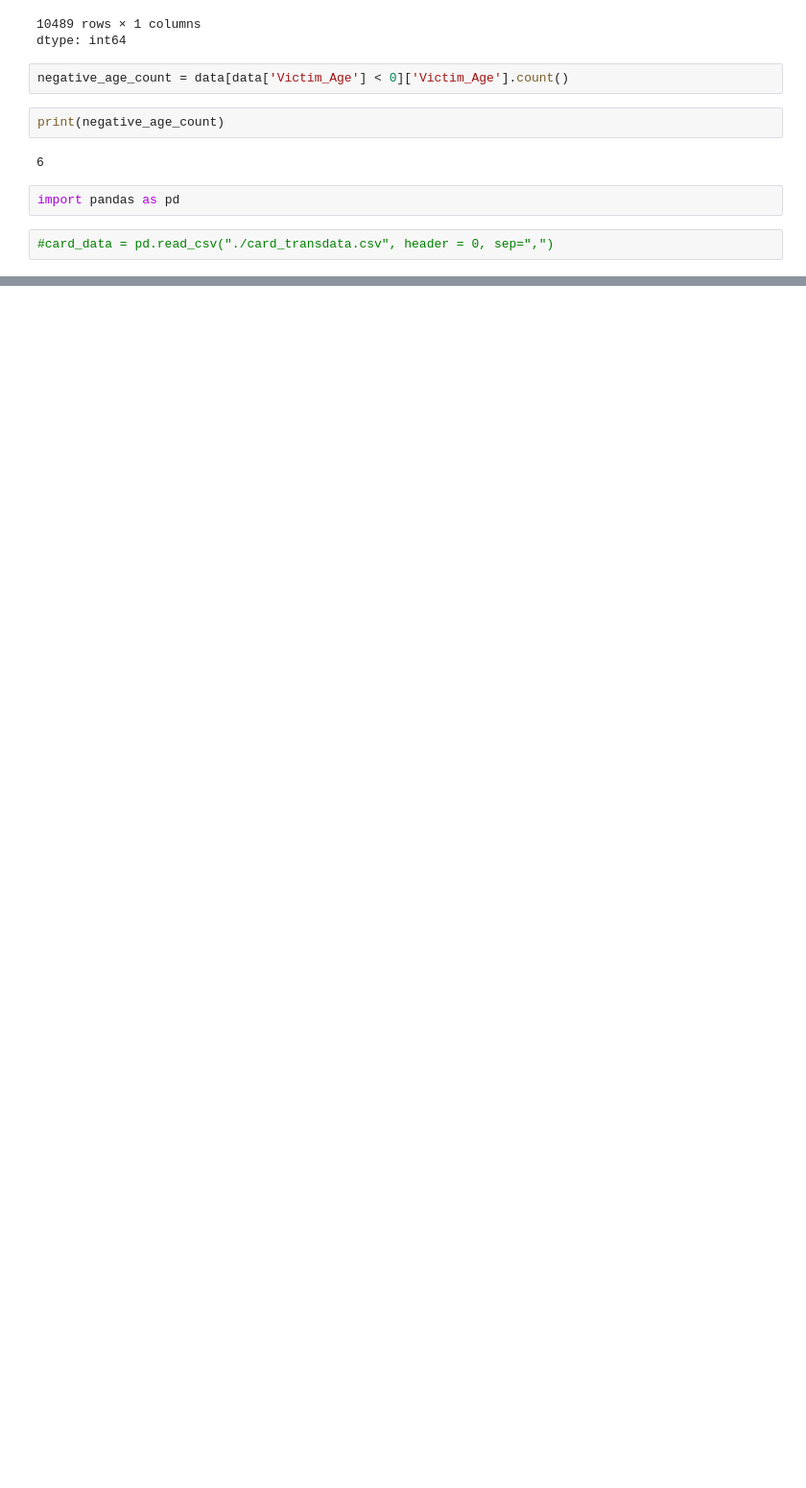
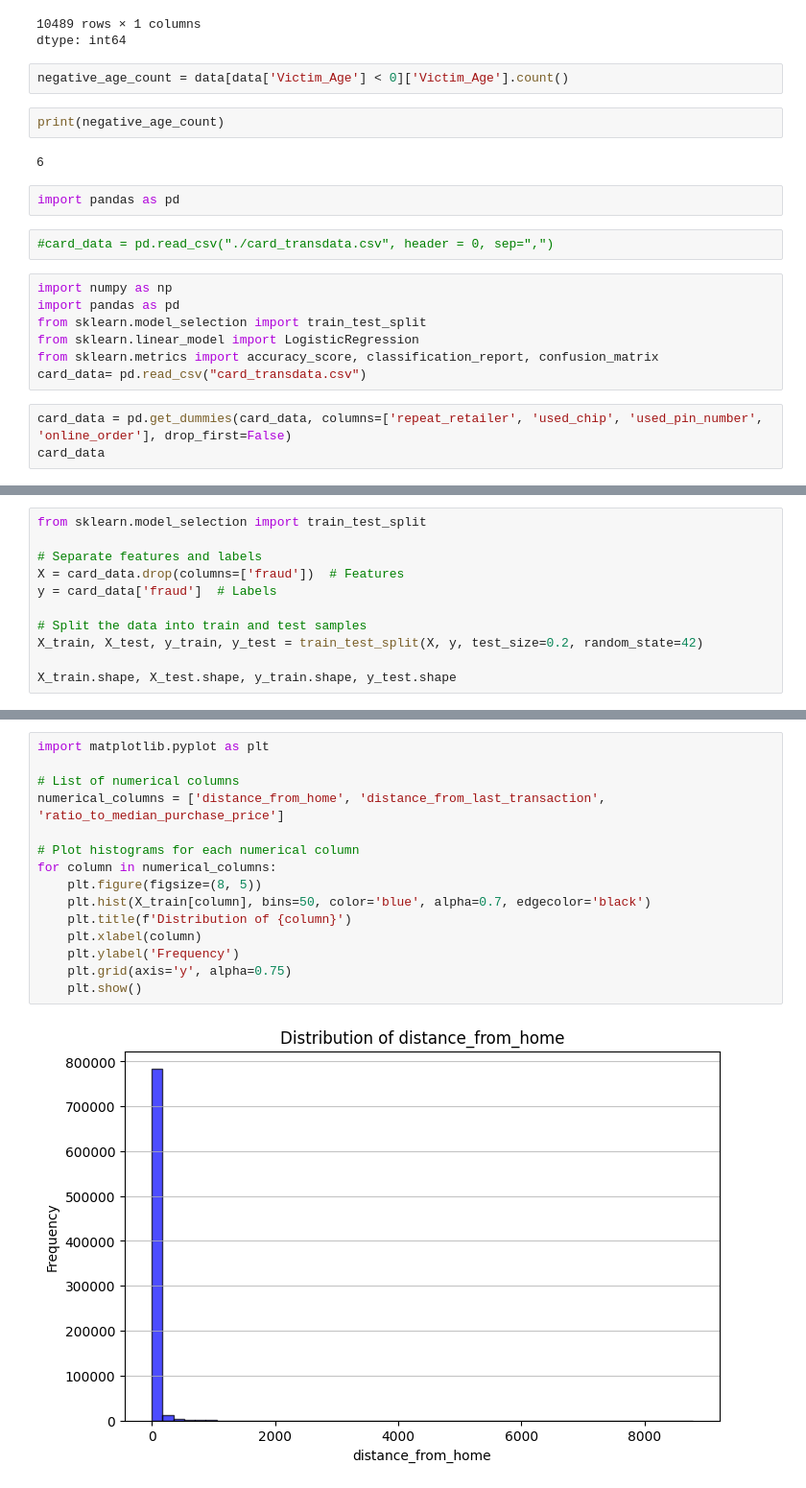
Before and after one commit to HemenDishri/IITM, a Jupyter notebook: Practice.ipynb, the cells around one changed output, grey strips where cells are left out. Shown at 96% size. Cells and saved outputs as stored; diff of their text form; blank space fills up the shorter version.

```diff
--- a/Practice.ipynb
+++ b/Practice.ipynb
@@ -142,3 +142,13 @@ print(negative_age_count)
 import pandas as pd
 # %%
 #card_data = pd.read_csv("./card_transdata.csv", header = 0, sep=",")
+# %%
+import numpy as np
+import pandas as pd
+from sklearn.model_selection import train_test_split
+from sklearn.linear_model import LogisticRegression
+from sklearn.metrics import accuracy_score, classification_report, confusion_matrix
+card_data= pd.read_csv("card_transdata.csv")
+# %%
+card_data = pd.get_dummies(card_data, columns=['repeat_retailer', 'used_chip', 'used_pin_number', 'online_order'], drop_first=False)
+card_data
@@ -144,0 +169,11 @@ import pandas as pd
+# %%
+from sklearn.model_selection import train_test_split
+
+# Separate features and labels
+X = card_data.drop(columns=['fraud'])  # Features
+y = card_data['fraud']  # Labels
+
+# Split the data into train and test samples
+X_train, X_test, y_train, y_test = train_test_split(X, y, test_size=0.2, random_state=42)
+
+X_train.shape, X_test.shape, y_train.shape, y_test.shape
@@ -144,0 +182,17 @@ import pandas as pd
+# %%
+import matplotlib.pyplot as plt
+
+# List of numerical columns
+numerical_columns = ['distance_from_home', 'distance_from_last_transaction', 'ratio_to_median_purchase_price']
+
+# Plot histograms for each numerical column
+for column in numerical_columns:
+    plt.figure(figsize=(8, 5))
+    plt.hist(X_train[column], bins=50, color='blue', alpha=0.7, edgecolor='black')
+    plt.title(f'Distribution of {column}')
+    plt.xlabel(column)
+    plt.ylabel('Frequency')
+    plt.grid(axis='y', alpha=0.75)
+    plt.show()
+# %% [output]
+[figure, added]
```
Also changed, not shown: parts of 14 cells of this notebook.
